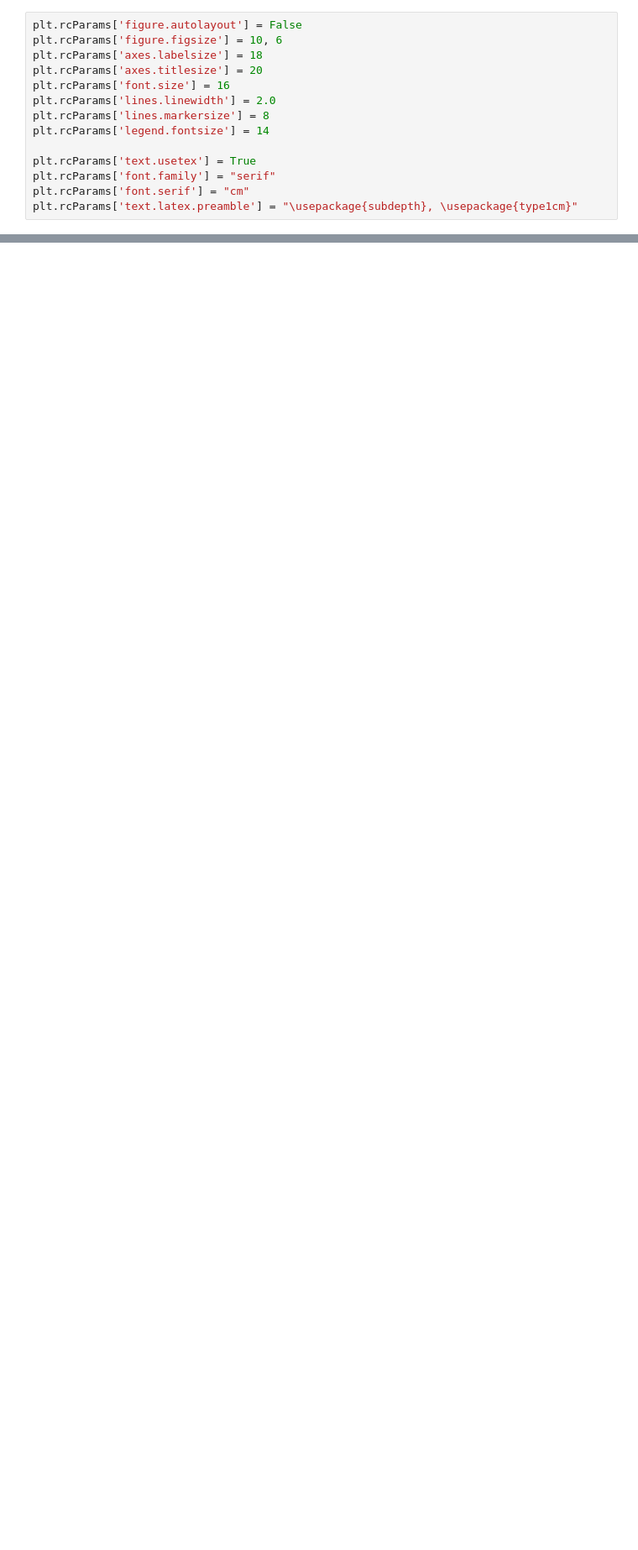
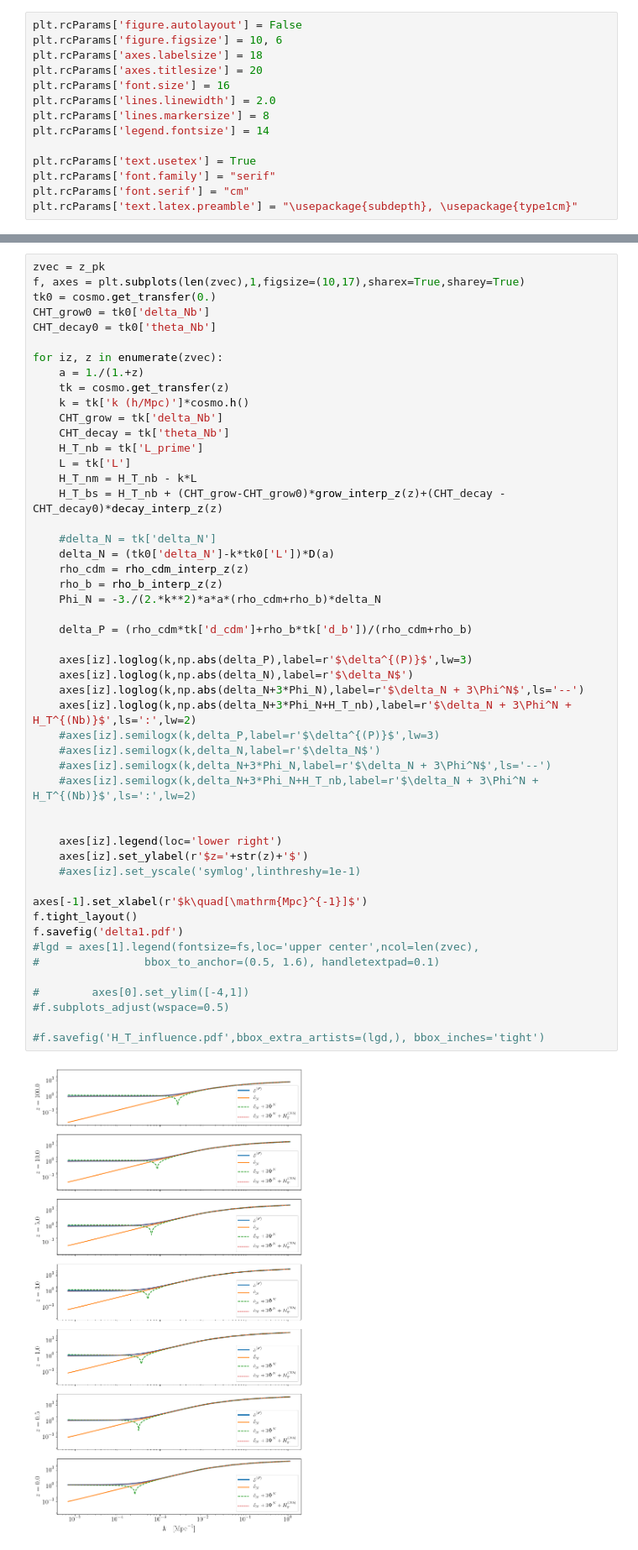
Before and after one commit to ThomasTram/CLASSmods, a Jupyter notebook: WeakFieldPlots.ipynb, the cells around one changed output, grey strips where cells are left out. Shown at 84% size. Drawn from its saved outputs; the diff is of its cells as text; blank space fills up the shorter version.

```diff
--- a/WeakFieldPlots.ipynb
+++ b/WeakFieldPlots.ipynb
@@ -66,2 +69,54 @@ rho_b_interp_z = interpolate.interp1d(bg['z'],bg['(.)rho_b'])
+# %%
+zvec = z_pk
+f, axes = plt.subplots(len(zvec),1,figsize=(10,17),sharex=True,sharey=True)
+tk0 = cosmo.get_transfer(0.)
+CHT_grow0 = tk0['delta_Nb']
+CHT_decay0 = tk0['theta_Nb']
+
+for iz, z in enumerate(zvec):
+    a = 1./(1.+z)
+    tk = cosmo.get_transfer(z)
+    k = tk['k (h/Mpc)']*cosmo.h()
+    CHT_grow = tk['delta_Nb']
+    CHT_decay = tk['theta_Nb']
+    H_T_nb = tk['L_prime']
+    L = tk['L']
+    H_T_nm = H_T_nb - k*L
+    H_T_bs = H_T_nb + (CHT_grow-CHT_grow0)*grow_interp_z(z)+(CHT_decay - CHT_decay0)*decay_interp_z(z)
+
+    #delta_N = tk['delta_N']
+    delta_N = (tk0['delta_N']-k*tk0['L'])*D(a)
+    rho_cdm = rho_cdm_interp_z(z)
+    rho_b = rho_b_interp_z(z)
+    Phi_N = -3./(2.*k**2)*a*a*(rho_cdm+rho_b)*delta_N
+
+    delta_P = (rho_cdm*tk['d_cdm']+rho_b*tk['d_b'])/(rho_cdm+rho_b)
+
+    axes[iz].loglog(k,np.abs(delta_P),label=r'$\delta^{(P)}$',lw=3)
+    axes[iz].loglog(k,np.abs(delta_N),label=r'$\delta_N$')
+    axes[iz].loglog(k,np.abs(delta_N+3*Phi_N),label=r'$\delta_N + 3\Phi^N$',ls='--')
+    axes[iz].loglog(k,np.abs(delta_N+3*Phi_N+H_T_nb),label=r'$\delta_N + 3\Phi^N + H_T^{(Nb)}$',ls=':',lw=2)
+    #axes[iz].semilogx(k,delta_P,label=r'$\delta^{(P)}$',lw=3)
+    #axes[iz].semilogx(k,delta_N,label=r'$\delta_N$')
+    #axes[iz].semilogx(k,delta_N+3*Phi_N,label=r'$\delta_N + 3\Phi^N$',ls='--')
+    #axes[iz].semilogx(k,delta_N+3*Phi_N+H_T_nb,label=r'$\delta_N + 3\Phi^N + H_T^{(Nb)}$',ls=':',lw=2)
+
+
+    axes[iz].legend(loc='lower right')
+    axes[iz].set_ylabel(r'$z='+str(z)+'$')
+    #axes[iz].set_yscale('symlog',linthreshy=1e-1)
+
+axes[-1].set_xlabel(r'$k\quad[\mathrm{Mpc}^{-1}]$')
+f.tight_layout()
+f.savefig('delta1.pdf')
+#lgd = axes[1].legend(fontsize=fs,loc='upper center',ncol=len(zvec),
+#                bbox_to_anchor=(0.5, 1.6), handletextpad=0.1)
+
+#        axes[0].set_ylim([-4,1])
+#f.subplots_adjust(wspace=0.5)
+
+#f.savefig('H_T_influence.pdf',bbox_extra_artists=(lgd,), bbox_inches='tight')
+# %% [output]
+[figure, added]
 # %%
 zvec = z_pk
```
Also changed, not shown: parts of 11 cells of this notebook.
